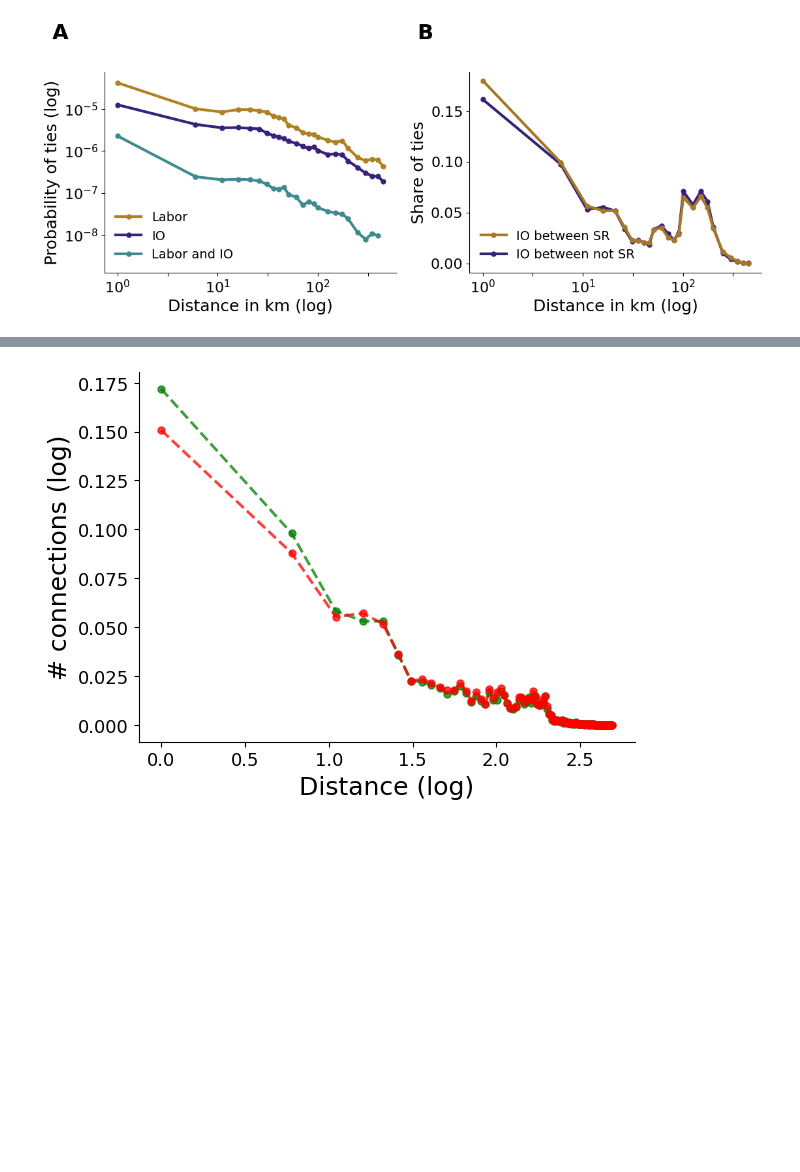
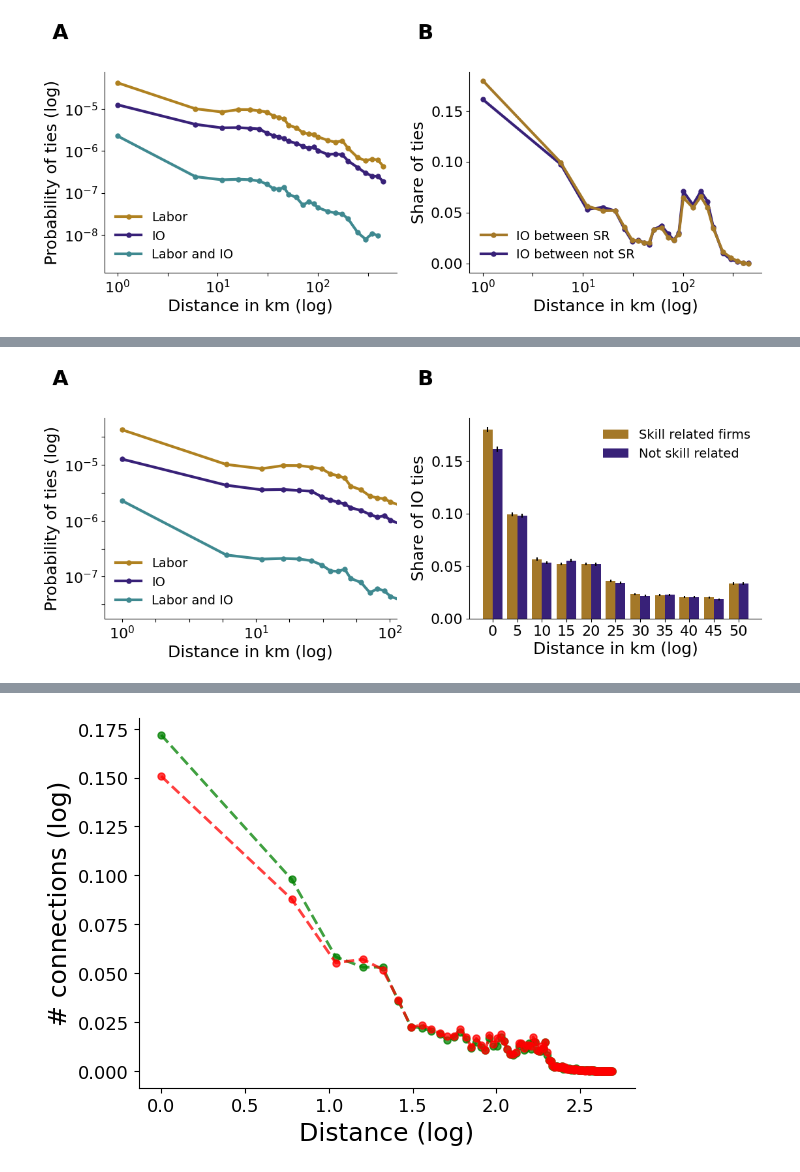
Before and after one commit to sandorjuhasz/coagglomeration, a Jupyter notebook: code/01_main_figures.ipynb, the cells around one changed output, grey strips where cells are left out. Saved outputs shown, nothing was run; the diff lists cells and outputs as text; code cells hidden in the pictures; blank space fills up the shorter version.

Commit message:
distance plots -- update

```diff
--- a/code/01_main_figures.ipynb
+++ b/code/01_main_figures.ipynb
@@ -152,9 +152,14 @@ ddf2["share_io_no_sr_ties"] = ddf2["nr_io_no_sr_ties"] / ddf2["nr_io_no_sr_ties_
 ddf2["share_io_sr_ties"] = ddf2["nr_io_sr_ties"] / ddf2["nr_io_sr_ties_total"]
 
 # confidence intervals
-ddf2["se_for_plot"] = np.sqrt(ddf2["share_io_sr_ties"]*(1-ddf2["share_io_sr_ties"])) / np.sqrt(ddf2["nr_io_sr_ties_total"])
-ddf2["share_io_no_sr_ties_U"] = ddf2["share_io_no_sr_ties"] - 1.96*(ddf2["se_for_plot"])
-ddf2["share_io_no_sr_ties_L"] = ddf2["share_io_no_sr_ties"] + 1.96*(ddf2["se_for_plot"])
+ddf2["se_io_no_sr"] = np.sqrt(ddf2["share_io_no_sr_ties"]*(1-ddf2["share_io_no_sr_ties"])) / np.sqrt(ddf2["nr_io_sr_ties_total"])
+ddf2["share_io_no_sr_ties_ci"] = 1.96*(ddf2["se_io_no_sr"])
+#ddf2["share_io_no_sr_ties_ci"] = ddf2["share_io_no_sr_ties"] - 1.96*(ddf2["se_io_no_sr"])
+#ddf2["share_io_no_sr_ties_L"] = ddf2["share_io_no_sr_ties"] + 1.96*(ddf2["se_io_no_sr"])
+
+ddf2["se_io_sr"] = np.sqrt(ddf2["share_io_sr_ties"]*(1-ddf2["share_io_sr_ties"])) / np.sqrt(ddf2["nr_io_sr_ties_total"])
+ddf2["share_io_sr_ties_ci"] = 1.96*(ddf2["se_io_sr"])
+#ddf2["share_io_no_sr_ties_L"] = ddf2["share_io_no_sr_ties"] + 1.96*(ddf2["se_for_plot"])
 # %%
 # distance decay figure
 fig, ax = plt.subplots(1,2, figsize=(13,4))
@@ -206,3 +211,71 @@ for a, label in zip(ax, ['A','B','C','D']):
 # plt.savefig(f"../figures/mf03_gravity_of_ties.png", dpi=300, bbox_inches='tight', facecolor="white")
 # %% [output]
 [figure]
+# %%
+# distance decay figure
+fig, ax = plt.subplots(1,2, figsize=(13,4))
+plt.subplots_adjust(wspace=0.25)
+fontsize=18
+
+
+# A -- probability of ties
+color_dict = {"log_prob_labor":"#AF8120", "log_prob_io":"#382178", "log_prob_overlap":"#3F8990"}
+legend_text = {"log_prob_labor":"Labor", "log_prob_io":"IO", "log_prob_overlap":"Labor and IO"}
+tie_distance(
+    ddf2,
+    distance_column=["log_dist_combined"],
+    var_color_dict=color_dict,
+    fontsize=fontsize,
+    yaxis_text="Probability of ties (log)",
+    legend_dict=legend_text,
+    ax=ax[0]
+)
+ax[0].set_xlim(-0.13270882709389803, 2.05)
+ax[0].set_xticklabels(["", "$10^0$", "", "", "", "$10^1$", "", "", "", "$10^2$", ""], size=fontsize-2)
+#print(ax[0].get_xlim())
+ax[0].set_ylim(-7.75, -4.15)
+ax[0].set_yticklabels(["", "", "$10^{-7}$", "", "$10^{-6}$", "", "$10^{-5}$", ""], size=fontsize-2)
+ax[0].legend(loc="lower left", prop={'size': fontsize-4}, frameon=False)
+
+
+# B -- barplot version
+limited_df = ddf2[ddf2["dist_combined"] <= 50]
+limited_df["dist_combined"] = limited_df["dist_combined"].astype(int)
+
+bar_width = 0.40
+index = np.arange(len(limited_df["dist_combined"]))
+
+ax[1].bar(
+        index,
+        limited_df["share_io_sr_ties"],
+        bar_width,
+        label="Skill related firms",
+        yerr=[limited_df["share_io_sr_ties_ci"], limited_df["share_io_sr_ties_ci"]],
+        capsize=0,
+        color="#A47828"
+)
+
+ax[1].bar(
+        index + bar_width,
+        limited_df["share_io_no_sr_ties"],
+        bar_width,
+        label="Not skill related",
+        yerr=[limited_df["share_io_no_sr_ties_ci"], limited_df["share_io_no_sr_ties_ci"]],
+        capsize=0,
+        color="#382178"
+)
+ax[1].set_xticks(index + bar_width / 2, limited_df["dist_combined"], size=fontsize-2)
+ax[1].set_xlabel("Distance in km (log)", size=fontsize)
+ax[1].set_ylabel("Share of IO ties", size=fontsize)
+ax[1].tick_params("y", labelsize=(fontsize-2))
+ax[1].spines['top'].set_visible(False)
+ax[1].spines['right'].set_visible(False)
+ax[1].legend(loc="upper right", prop={'size': fontsize-4}, frameon=False)
+
+
+# subplot title
+for a, label in zip(ax, ['A','B','C','D']):
+    a.annotate(label.upper(), xy=(0,1), xycoords='axes fraction', xytext=(-80,50), textcoords='offset pixels', weight='bold', size=fontsize+5)
+
+plt.savefig(f"../figures/mf03_gravity_share_sr.png", dpi=300, bbox_inches='tight', facecolor="white")
+# %% [output]
@@ -208,0 +287 @@ for a, label in zip(ax, ['A','B','C','D']):
+[figure, added]
```
Also changed, not shown: parts of 4 cells of this notebook.
